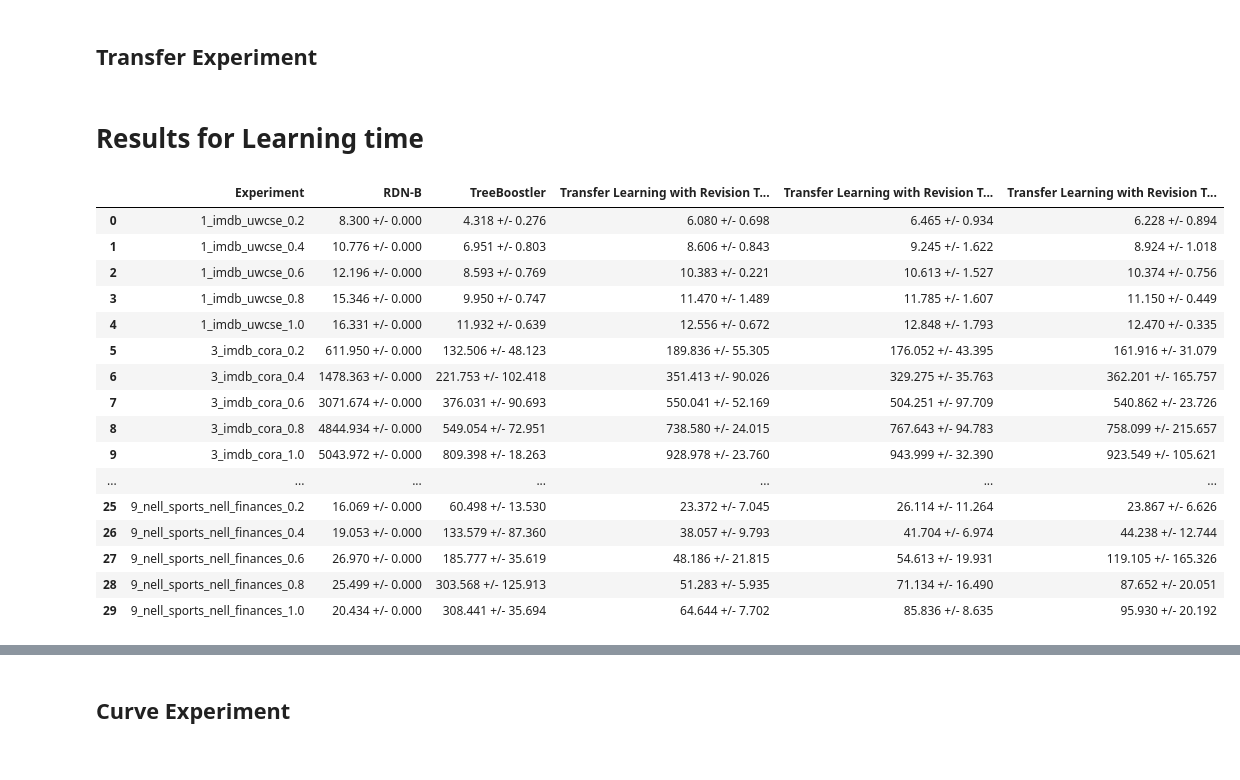
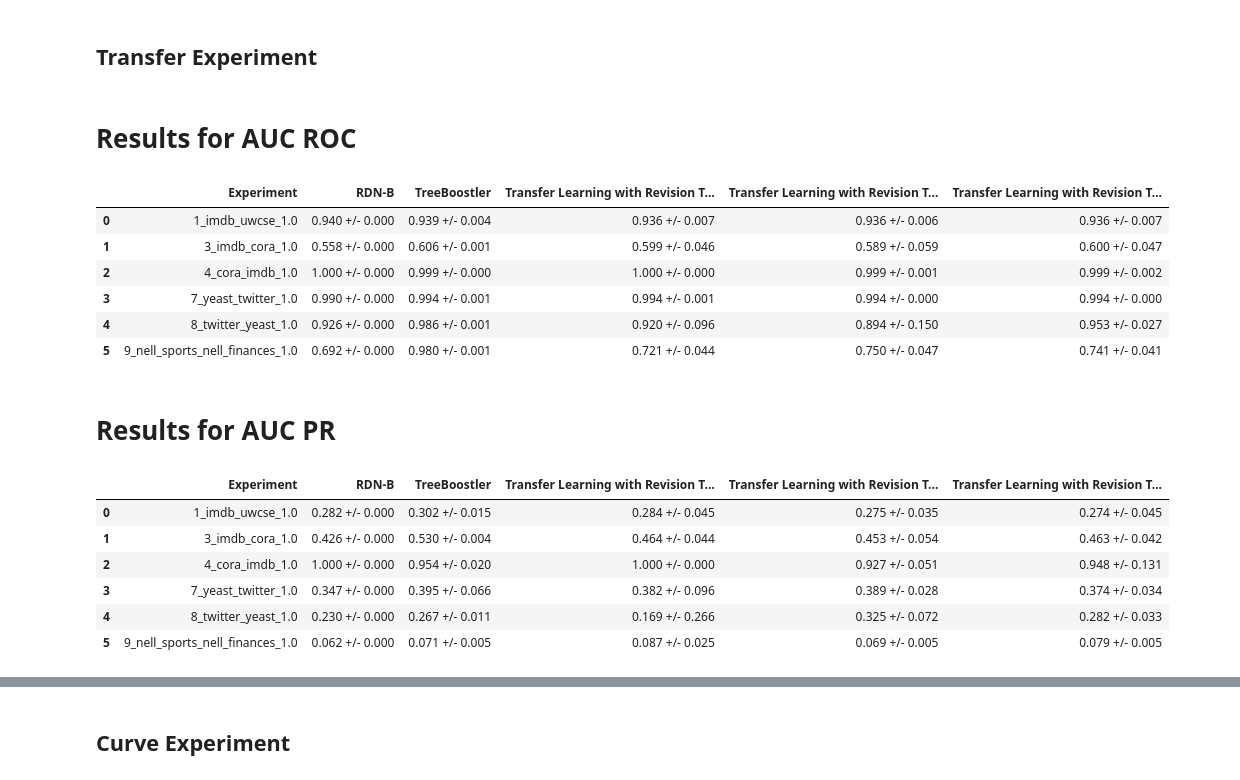
Before and after one commit to MeLLL-UFF/TransBoostler, a Jupyter notebook: results_curve.ipynb, the cells around one changed output, grey strips where cells are left out. Cells and saved outputs as stored; diff of their text form; code cells hidden in the pictures.

Commit message:
Resultados

```diff
--- a/results_curve.ipynb
+++ b/results_curve.ipynb
@@ -32,11 +32,11 @@ def load_data(experiments, metric, treeboostler=False, rdnb=False):
         experiment_title = item['id'] + '_' + item['source'] + '_' + item['target']
 
         if(treeboostler):
-            file_path = os.path.split(os.getcwd())[0] + '/TreeBoostler/experiments-learning-curve/' + experiment_title + '/' + experiment_title + '.json'
+            file_path = os.path.split(os.getcwd())[0] + '/TreeBoostler/experiments-transfer/' + experiment_title + '/' + experiment_title + '.json'
         elif(rdnb):
-            file_path = os.getcwd() + '/rdnb-curves-experiments/' + experiment_title + '/rdnb.json'
+            file_path = os.getcwd() + '/rdn-b-transfer-experiment/' + experiment_title + '/rdnb.json'
         else:
-            file_path = os.getcwd() + '/experiments-k-1-curves/' + experiment_title + '/' + experiment_title + '_fasttext_{}.json'.format(metric)
+            file_path = os.getcwd() + '/experiments-transfer-k-1/' + experiment_title + '/' + experiment_title + '_fasttext_{}.json'.format(metric)
 
         #if(os.path.isfile(file_path)):
         with open(file_path, 'r') as fp:
@@ -47,61 +47,59 @@ def load_data(experiments, metric, treeboostler=False, rdnb=False):
 # %%
 data_softcosine = load_data(experiments, 'softcosine')
 data_euclidean = load_data(experiments, 'euclidean')
 data_wmd = load_data(experiments, 'wmd')
 
 treeboostler_data = load_data(experiments, '', True)
 
 rdn_data = load_data(experiments, '', False, True)
 
-for metric in ['Learning time']: #['AUC ROC', 'AUC PR', 'CLL', 'Learning time']: #, 'Recall', 'F1', 'Precision', 'Learning and Revision time', 'Inference time']:
+for metric in ['AUC ROC', 'AUC PR', 'CLL']: #, 'Recall', 'F1', 'Precision', 'Learning and Revision time', 'Inference time']:
     display(Markdown('# Results for ' + metric))
     table = []
     for j in range(len(experiments)):
         dataset = experiments[j]['id'] + '_' + experiments[j]['source'] + '_' + experiments[j]['target']
         if dataset in rdn_data:
-            for amount in [0.2, 0.4, 0.6, 0.8, 1.0]:
-                mapping_time = ''
+            #for amount in [0.2, 0.4, 0.6, 0.8, 1.0]:
+            mapping_time = ''
 
-                transfer_softcosine = np.array([(np.array([item['transfer_{}'.format(amount)][metric] for item in sublist])).mean() for sublist in data_softcosine[str(dataset)]])
-                #transfer_cosine = np.array(data[dataset]['cosine'][str(amount)][metric])
-                transfer_euclidean = np.array([(np.array([item['transfer_{}'.format(amount)][metric] for item in sublist])).mean() for sublist in data_euclidean[str(dataset)]])
-                transfer_wmd = np.array([(np.array([item['transfer_{}'.format(amount)][metric] for item in sublist])).mean() for sublist in data_wmd[str(dataset)]])
-                #transfer_relax_wmd = np.array(data[dataset]['relax-wmd'][str(amount)][metric])
+            transfer_softcosine = np.array([(np.array([item['transfer'][metric] for item in sublist])).mean() for sublist in data_softcosine[str(dataset)]])
+            #transfer_cosine = np.array(data[dataset]['cosine'][str(amount)][metric])
+            transfer_euclidean = np.array([(np.array([item['transfer'][metric] for item in sublist])).mean() for sublist in data_euclidean[str(dataset)]])
+            transfer_wmd = np.array([(np.array([item['transfer'][metric] for item in sublist])).mean() for sublist in data_wmd[str(dataset)]])
+            #transfer_relax_wmd = np.array(data[dataset]['relax-wmd'][str(amount)][metric])
 
-                treeboostler = np.array([(np.array([item['transfer_{}'.format(amount)][metric] for item in sublist])).mean() for sublist in treeboostler_data[str(dataset)]])
-                #treeboostler_no_revision = np.array([(np.array([item['transfer_{}'.format(amount)]['parameter'][metric] for item in sublist])).mean() for sublist in treeboostler_data[str(dataset)]])
-                #print(treeboostler)
-                rdnb = np.array([(np.array([item['amount_{}'.format(amount)][metric] for item in sublist])).mean() for sublist in rdn_data[str(dataset)]])
+            treeboostler = np.array([(np.array([item['transfer'][metric] for item in sublist])).mean() for sublist in treeboostler_data[str(dataset)]])
+            #treeboostler_no_revision = np.array([(np.array([item['transfer_{}'.format(amount)]['parameter'][metric] for item in sublist])).mean() for sublist in treeboostler_data[str(dataset)]])
+            #print(treeboostler)
+            rdnb = np.array([(np.array([item['rdn-b'][metric] for item in sublist])).mean() for sublist in rdn_data[str(dataset)]])
 
-                table.append([dataset +'_' + str(amount),
-                '%.3f +/- %.3f' % (rdnb.mean(), 2* rdnb.std()),
-                '%.3f +/- %.3f' % (treeboostler.mean(), 2* treeboostler.std()),
-                #'%.3f +/- %.3f' % (treeboostler_no_revision.mean(), 2* treeboostler_no_revision.std()),
-                '%.3f +/- %.3f' % (transfer_softcosine.mean(), 2 * transfer_softcosine.std()),
-                #'%.3f +/- %.3f' % (transfer_cosine.mean(), 2 * transfer_cosine.std()),
-                '%.3f +/- %.3f' % (transfer_euclidean.mean(), 2 * transfer_euclidean.std()),
-                '%.3f +/- %.3f' % (transfer_wmd.mean(), 2 * transfer_wmd.std()),
-                #'%.3f +/- %.3f' % (transfer_relax_wmd.mean(), 2 * transfer_relax_wmd.std())])
+            table.append([dataset +'_' + str(amount),
+            '%.3f +/- %.3f' % (rdnb.mean(), 2* rdnb.std()),
+            '%.3f +/- %.3f' % (treeboostler.mean(), 2* treeboostler.std()),
+            #'%.3f +/- %.3f' % (treeboostler_no_revision.mean(), 2* treeboostler_no_revision.std()),
+            '%.3f +/- %.3f' % (transfer_softcosine.mean(), 2 * transfer_softcosine.std()),
+            #'%.3f +/- %.3f' % (transfer_cosine.mean(), 2 * transfer_cosine.std()),
+            '%.3f +/- %.3f' % (transfer_euclidean.mean(), 2 * transfer_euclidean.std()),
+            '%.3f +/- %.3f' % (transfer_wmd.mean(), 2 * transfer_wmd.std()),
+            #'%.3f +/- %.3f' % (transfer_relax_wmd.mean(), 2 * transfer_relax_wmd.std())])
                              ])
     #display(pd.DataFrame(table, columns=['Experiment', 'RDN-B'])) #, 'Transfer Learning with Revision Theory - Relax WMD'])) #, 'Learning from scratch (RDN-B)']))
     display(pd.DataFrame(table, columns=['Experiment', 'RDN-B', 'TreeBoostler', 'Transfer Learning with Revision Theory - SoftCosine', 'Transfer Learning with Revision Theory - Euclidean', 'Transfer Learning with Revision Theory - WMD'])) #, 'Transfer Learning with Revision Theory - Relax WMD'])) #, 'Learning from scratch (RDN-B)']))
     #display(pd.DataFrame(table, columns=['Experiment', 'Transfer Learning', 'Transfer Learning with Revision Theory']))
 # %% [output]
-# Results for Learning time
+# Results for AUC ROC
 |  | Experiment | RDN-B | TreeBoostler | Transfer Learning with Revision T... | Transfer Learning with Revision T... | Transfer Learning with Revision T... |
-| 0 | 1_imdb_uwcse_0.2 | 8.300 +/- 0.000 | 4.318 +/- 0.276 | 6.080 +/- 0.698 | 6.465 +/- 0.934 | 6.228 +/- 0.894 |
-| 1 | 1_imdb_uwcse_0.4 | 10.776 +/- 0.000 | 6.951 +/- 0.803 | 8.606 +/- 0.843 | 9.245 +/- 1.622 | 8.924 +/- 1.018 |
-| 2 | 1_imdb_uwcse_0.6 | 12.196 +/- 0.000 | 8.593 +/- 0.769 | 10.383 +/- 0.221 | 10.613 +/- 1.527 | 10.374 +/- 0.756 |
-| 3 | 1_imdb_uwcse_0.8 | 15.346 +/- 0.000 | 9.950 +/- 0.747 | 11.470 +/- 1.489 | 11.785 +/- 1.607 | 11.150 +/- 0.449 |
-| 4 | 1_imdb_uwcse_1.0 | 16.331 +/- 0.000 | 11.932 +/- 0.639 | 12.556 +/- 0.672 | 12.848 +/- 1.793 | 12.470 +/- 0.335 |
-| 5 | 3_imdb_cora_0.2 | 611.950 +/- 0.000 | 132.506 +/- 48.123 | 189.836 +/- 55.305 | 176.052 +/- 43.395 | 161.916 +/- 31.079 |
-| 6 | 3_imdb_cora_0.4 | 1478.363 +/- 0.000 | 221.753 +/- 102.418 | 351.413 +/- 90.026 | 329.275 +/- 35.763 | 362.201 +/- 165.757 |
-| 7 | 3_imdb_cora_0.6 | 3071.674 +/- 0.000 | 376.031 +/- 90.693 | 550.041 +/- 52.169 | 504.251 +/- 97.709 | 540.862 +/- 23.726 |
-| 8 | 3_imdb_cora_0.8 | 4844.934 +/- 0.000 | 549.054 +/- 72.951 | 738.580 +/- 24.015 | 767.643 +/- 94.783 | 758.099 +/- 215.657 |
-| 9 | 3_imdb_cora_1.0 | 5043.972 +/- 0.000 | 809.398 +/- 18.263 | 928.978 +/- 23.760 | 943.999 +/- 32.390 | 923.549 +/- 105.621 |
-| ... | ... | ... | ... | ... | ... | ... |
-| 25 | 9_nell_sports_nell_finances_0.2 | 16.069 +/- 0.000 | 60.498 +/- 13.530 | 23.372 +/- 7.045 | 26.114 +/- 11.264 | 23.867 +/- 6.626 |
-| 26 | 9_nell_sports_nell_finances_0.4 | 19.053 +/- 0.000 | 133.579 +/- 87.360 | 38.057 +/- 9.793 | 41.704 +/- 6.974 | 44.238 +/- 12.744 |
-| 27 | 9_nell_sports_nell_finances_0.6 | 26.970 +/- 0.000 | 185.777 +/- 35.619 | 48.186 +/- 21.815 | 54.613 +/- 19.931 | 119.105 +/- 165.326 |
-| 28 | 9_nell_sports_nell_finances_0.8 | 25.499 +/- 0.000 | 303.568 +/- 125.913 | 51.283 +/- 5.935 | 71.134 +/- 16.490 | 87.652 +/- 20.051 |
-| 29 | 9_nell_sports_nell_finances_1.0 | 20.434 +/- 0.000 | 308.441 +/- 35.694 | 64.644 +/- 7.702 | 85.836 +/- 8.635 | 95.930 +/- 20.192 |
+| 0 | 1_imdb_uwcse_1.0 | 0.940 +/- 0.000 | 0.939 +/- 0.004 | 0.936 +/- 0.007 | 0.936 +/- 0.006 | 0.936 +/- 0.007 |
+| 1 | 3_imdb_cora_1.0 | 0.558 +/- 0.000 | 0.606 +/- 0.001 | 0.599 +/- 0.046 | 0.589 +/- 0.059 | 0.600 +/- 0.047 |
+| 2 | 4_cora_imdb_1.0 | 1.000 +/- 0.000 | 0.999 +/- 0.000 | 1.000 +/- 0.000 | 0.999 +/- 0.001 | 0.999 +/- 0.002 |
+| 3 | 7_yeast_twitter_1.0 | 0.990 +/- 0.000 | 0.994 +/- 0.001 | 0.994 +/- 0.001 | 0.994 +/- 0.000 | 0.994 +/- 0.000 |
+| 4 | 8_twitter_yeast_1.0 | 0.926 +/- 0.000 | 0.986 +/- 0.001 | 0.920 +/- 0.096 | 0.894 +/- 0.150 | 0.953 +/- 0.027 |
+| 5 | 9_nell_sports_nell_finances_1.0 | 0.692 +/- 0.000 | 0.980 +/- 0.001 | 0.721 +/- 0.044 | 0.750 +/- 0.047 | 0.741 +/- 0.041 |
+# Results for AUC PR
+|  | Experiment | RDN-B | TreeBoostler | Transfer Learning with Revision T... | Transfer Learning with Revision T... | Transfer Learning with Revision T... |
+| 0 | 1_imdb_uwcse_1.0 | 0.282 +/- 0.000 | 0.302 +/- 0.015 | 0.284 +/- 0.045 | 0.275 +/- 0.035 | 0.274 +/- 0.045 |
+| 1 | 3_imdb_cora_1.0 | 0.426 +/- 0.000 | 0.530 +/- 0.004 | 0.464 +/- 0.044 | 0.453 +/- 0.054 | 0.463 +/- 0.042 |
+| 2 | 4_cora_imdb_1.0 | 1.000 +/- 0.000 | 0.954 +/- 0.020 | 1.000 +/- 0.000 | 0.927 +/- 0.051 | 0.948 +/- 0.131 |
+| 3 | 7_yeast_twitter_1.0 | 0.347 +/- 0.000 | 0.395 +/- 0.066 | 0.382 +/- 0.096 | 0.389 +/- 0.028 | 0.374 +/- 0.034 |
+| 4 | 8_twitter_yeast_1.0 | 0.230 +/- 0.000 | 0.267 +/- 0.011 | 0.169 +/- 0.266 | 0.325 +/- 0.072 | 0.282 +/- 0.033 |
+| 5 | 9_nell_sports_nell_finances_1.0 | 0.062 +/- 0.000 | 0.071 +/- 0.005 | 0.087 +/- 0.025 | 0.069 +/- 0.005 | 0.079 +/- 0.005 |
```
Also changed, not shown: parts of 1 cell of this notebook.
